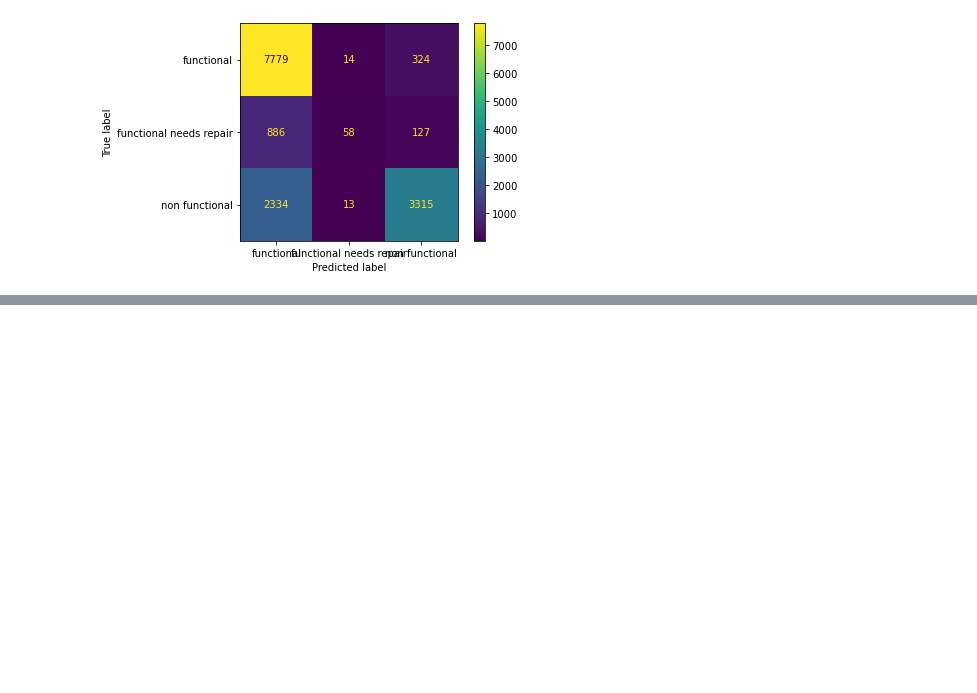
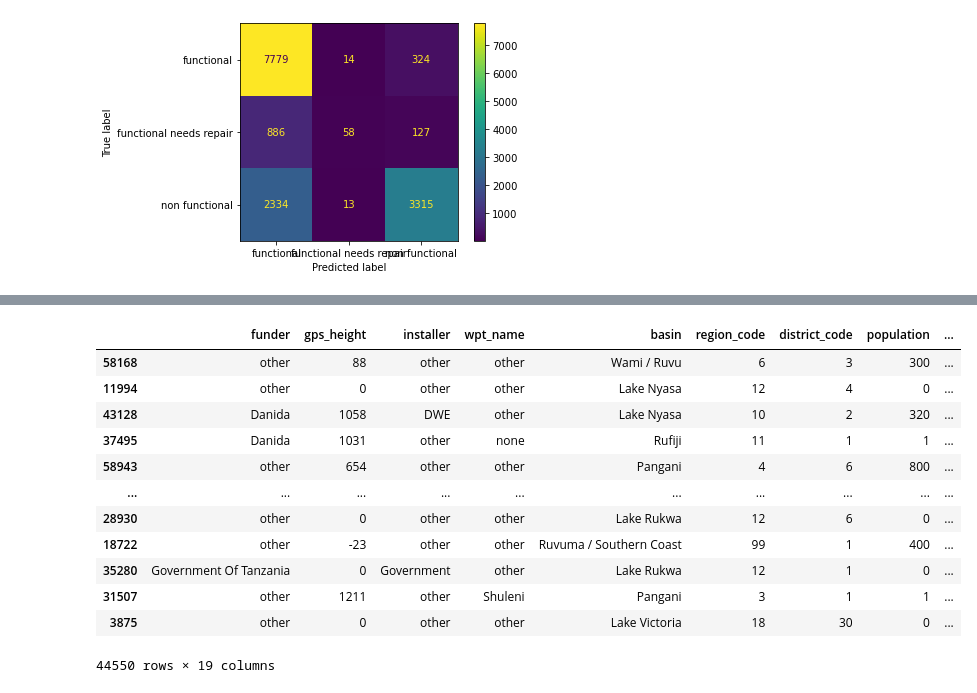
Before and after one commit to OlgertHasko/Tanzanian-Water-Wells, a Jupyter notebook: test.ipynb, the cells around one changed output, grey strips where cells are left out. Saved outputs shown, nothing was run; the diff lists cells and outputs as text; code cells hidden in the pictures; blank space fills up the shorter version.

```diff
--- a/test.ipynb
+++ b/test.ipynb
@@ -338,0 +399,16 @@ y_hat = gbc_model_pipe.predict(X_test)
+# %%
+X_train
+# %% [output]
+|  | funder | gps_height | installer | wpt_name | basin | region_code | district_code | population | ... |
+| 58168 | other | 88 | other | other | Wami / Ruvu | 6 | 3 | 300 | ... |
+| 11994 | other | 0 | other | other | Lake Nyasa | 12 | 4 | 0 | ... |
+| 43128 | Danida | 1058 | DWE | other | Lake Nyasa | 10 | 2 | 320 | ... |
+| 37495 | Danida | 1031 | other | none | Rufiji | 11 | 1 | 1 | ... |
+| 58943 | other | 654 | other | other | Pangani | 4 | 6 | 800 | ... |
+| ... | ... | ... | ... | ... | ... | ... | ... | ... | ... |
+| 28930 | other | 0 | other | other | Lake Rukwa | 12 | 6 | 0 | ... |
+| 18722 | other | -23 | other | other | Ruvuma / Southern Coast | 99 | 1 | 400 | ... |
+| 35280 | Government Of Tanzania | 0 | Government | other | Lake Rukwa | 12 | 1 | 0 | ... |
+| 31507 | other | 1211 | other | Shuleni | Pangani | 3 | 1 | 1 | ... |
+| 3875 | other | 0 | other | other | Lake Victoria | 18 | 30 | 0 | ... |
+44550 rows × 19 columns
```
Also changed, not shown: parts of 36 cells of this notebook, 8 other files.
